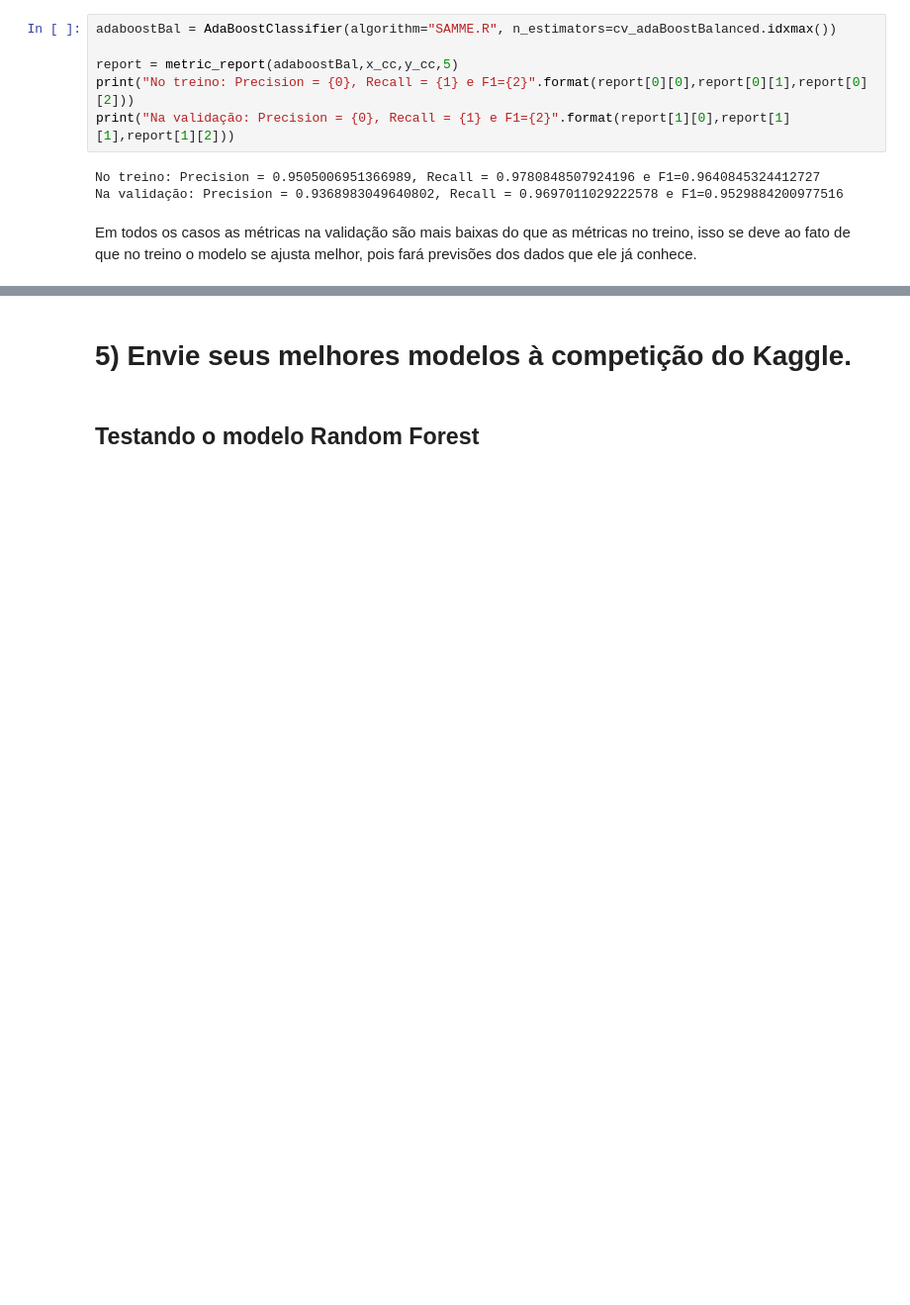
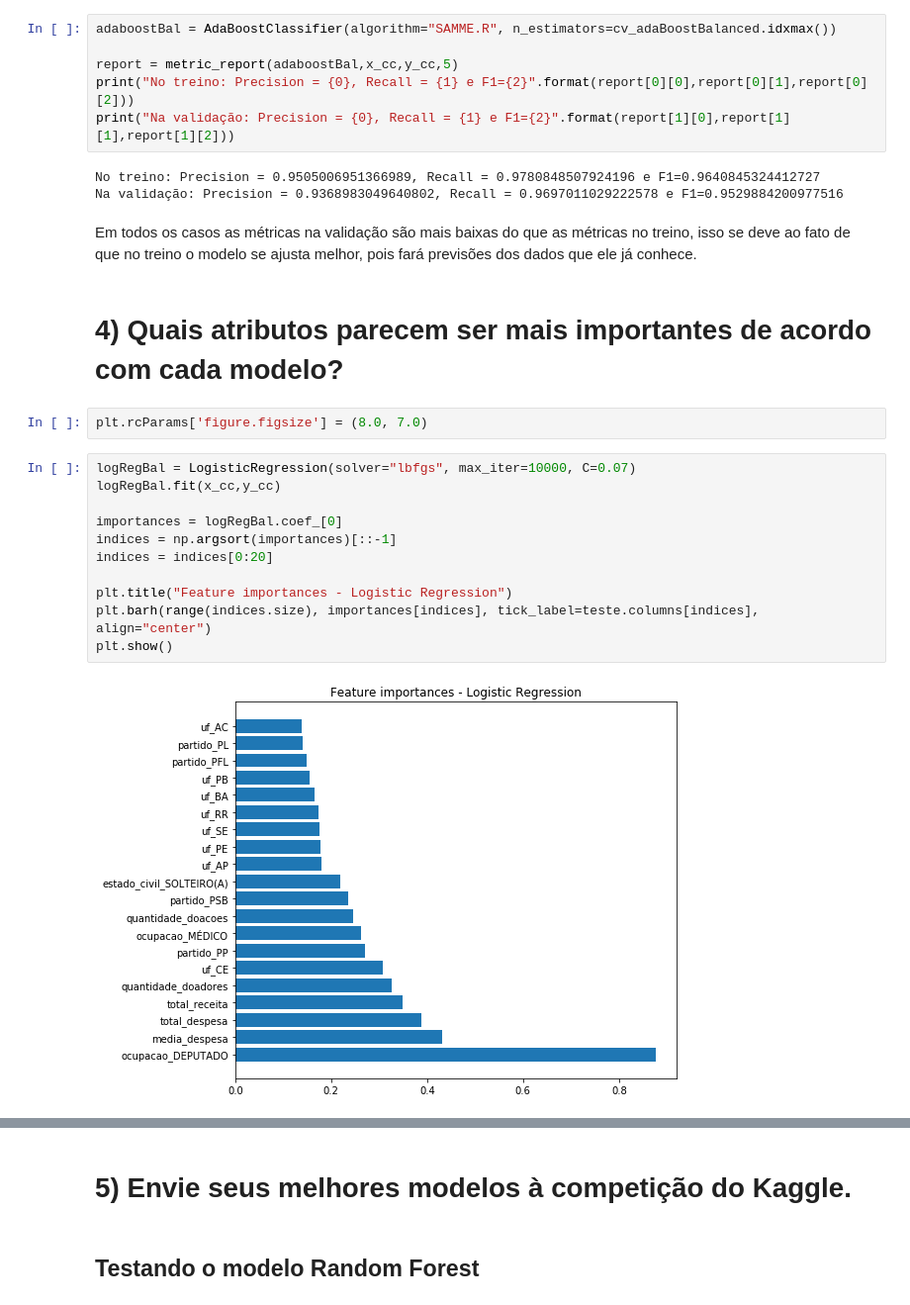
Before and after one commit to RenatoEly/aprendizagemDeMaquina, a Jupyter notebook: Ex4/previsao_deputados.ipynb, the cells around one changed output, grey strips where cells are left out. Shown at 99% size. Drawn from its saved outputs; the diff is of its cells as text; blank space fills up the shorter version.

```diff
--- a/Ex4/previsao_deputados.ipynb
+++ b/Ex4/previsao_deputados.ipynb
@@ -375,3 +375,20 @@ No treino: Precision = 0.9505006951366989, Recall = 0.9780848507924196 e F1=0.96
 Na validação: Precision = 0.9368983049640802, Recall = 0.9697011029222578 e F1=0.9529884200977516
 # %% [markdown]
 Em todos os casos as métricas na validação são mais baixas do que as métricas no treino, isso se deve ao fato de que no treino o modelo se ajusta melhor, pois fará previsões dos dados que ele já conhece.
+# %% [markdown]
+# 4) Quais atributos parecem ser mais importantes de acordo com cada modelo?
+# %%
+plt.rcParams['figure.figsize'] = (8.0, 7.0)
+# %%
+logRegBal = LogisticRegression(solver="lbfgs", max_iter=10000, C=0.07)
+logRegBal.fit(x_cc,y_cc)
+
+importances = logRegBal.coef_[0]
+indices = np.argsort(importances)[::-1]
+indices = indices[0:20]
+
+plt.title("Feature importances - Logistic Regression")
+plt.barh(range(indices.size), importances[indices], tick_label=teste.columns[indices], align="center")
+plt.show()
+# %% [output]
+[figure, added]
```
Also changed, not shown: parts of 3 cells of this notebook, 1 other file.
